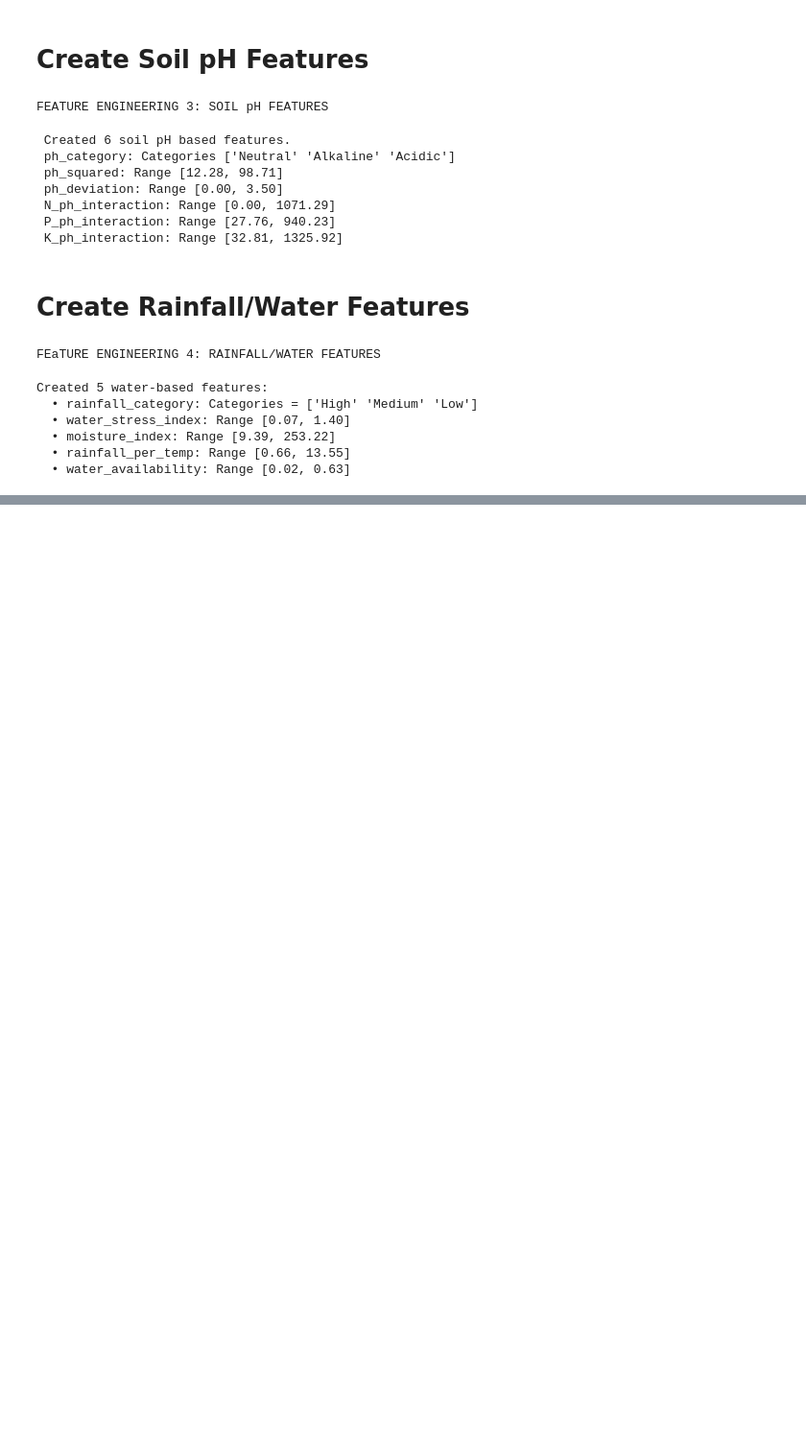
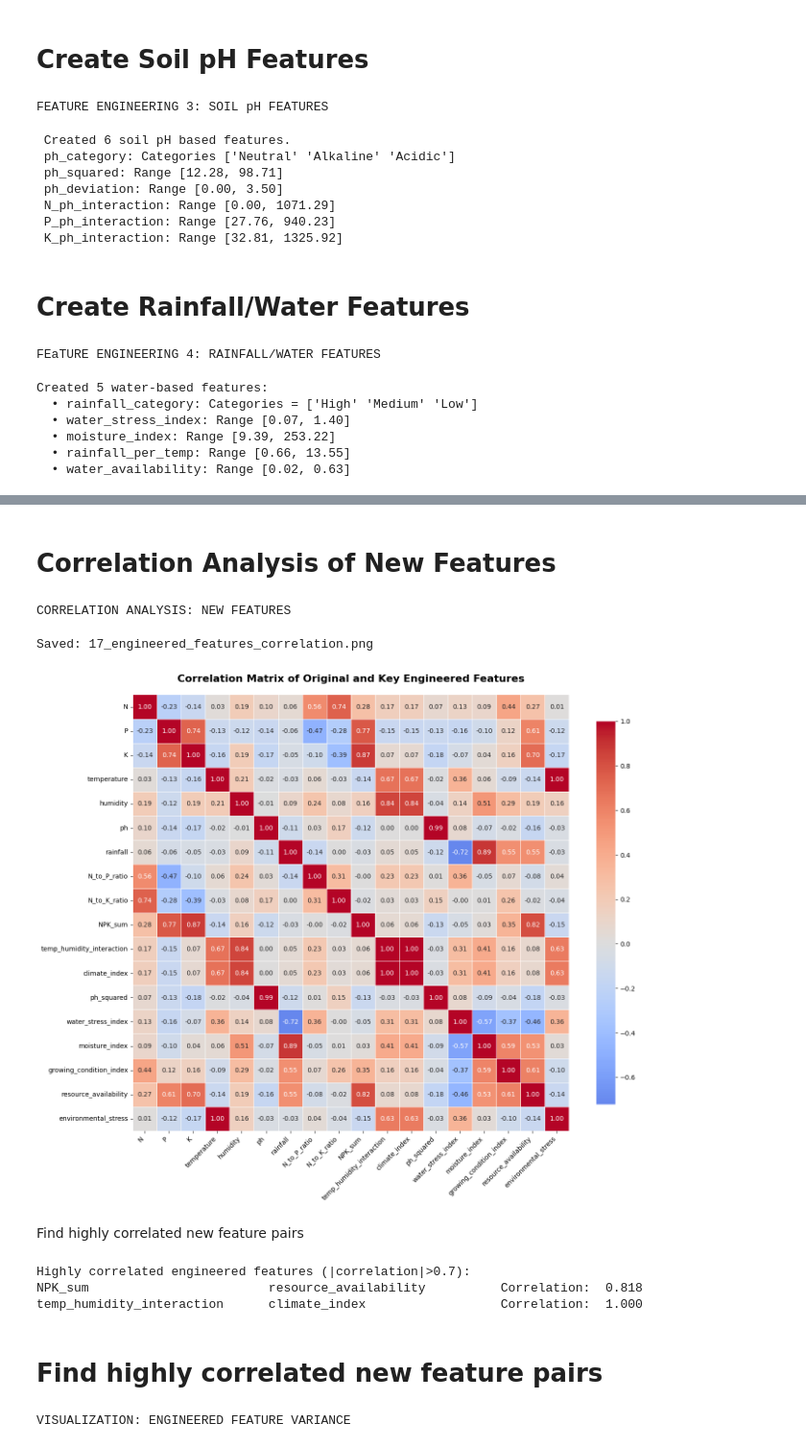
Before and after one commit to x-neon-nexus-o/AI-Powered-Crop-Recommendation-System-with-Explainable-AI-and-Economic-Analysis, a Jupyter notebook: notebooks/4.Feature Engineering.ipynb, the cells around one changed output, grey strips where cells are left out. Shown at 96% size. Drawn from its saved outputs; the diff is of its cells as text; code cells hidden in the pictures; blank space fills up the shorter version.

```diff
--- a/notebooks/4.Feature Engineering.ipynb
+++ b/notebooks/4.Feature Engineering.ipynb
@@ -286,0 +339,3 @@ Created 5 water-based features:
+# %%
+categorical_cols=df_fe.select_dtypes(include=["object"]).columns.tolist()
+categorical_cols.remove("label")
@@ -286,0 +346,2 @@ Created 5 water-based features:
+# %%
+df_encoded=pd.get_dummies(df_fe,columns=categorical_cols,prefix=categorical_cols,drop_first=True)
@@ -286,0 +425,59 @@ Created 5 water-based features:
+# %% [markdown]
+# Correlation Analysis of New Features
+# %%
+print("CORRELATION ANALYSIS: NEW FEATURES")
+# %% [output]
+CORRELATION ANALYSIS: NEW FEATURES
+# %%
+key_engineered_features = [
+    'N_to_P_ratio', 'N_to_K_ratio','NPK_sum', 'temp_humidity_interaction',
+    'climate_index', 'ph_squared','water_stress_index','moisture_index',
+    'growing_condition_index','resource_availability','environmental_stress'
+]
+# %%
+all_analysis_features=original_features+key_engineered_features
+correlation_matrix=df_encoded[all_analysis_features].corr()
+# %%
+plt.figure(figsize=(14,12))
+sns.heatmap(correlation_matrix,annot=True,fmt=".2f",cmap="coolwarm",center=0,square=True,linewidths=0.5,cbar_kws={"shrink": .8})
+
+plt.title("Correlation Matrix of Original and Key Engineered Features",fontsize=16,fontweight='bold',pad=20)
+plt.xticks(rotation=45,ha='right')
+plt.yticks(rotation=0)
+plt.tight_layout()
+
+plt.savefig('../data/visualizations/17_engineered_features_correlation.png', dpi=300, bbox_inches='tight')
+print("\nSaved: 17_engineered_features_correlation.png")
+plt.show()
+# %% [output]
+Saved: 17_engineered_features_correlation.png
+[figure, added]
+# %% [markdown]
+ Find highly correlated new feature pairs
+# %%
+print("Highly correlated engineered features (|correlation|>0.7):")
+high_corr=[]
+
+for i in range(len(key_engineered_features)):
+    for j in range(i+1,len(key_engineered_features)):
+        feat1=key_engineered_features[i]
+        feat2=key_engineered_features[j]
+
+        if feat1 in correlation_matrix.columns and feat2 in correlation_matrix.columns:
+            corr_val=correlation_matrix.loc[feat1, feat2]
+            if abs(corr_val)>0.7:
+                high_corr.append((feat1,feat2,corr_val))
+                print(f"{feat1:30} {feat2:30} Correlation: {corr_val:6.3f}")
+
+if len(high_corr)==0:
+    print(" No highly correlated engineered features found (|correlation|>0.7).")
+# %% [output]
+Highly correlated engineered features (|correlation|>0.7):
+NPK_sum                        resource_availability          Correlation:  0.818
+temp_humidity_interaction      climate_index                  Correlation:  1.000
+# %% [markdown]
+#  Find highly correlated new feature pairs
+# %%
+print("VISUALIZATION: ENGINEERED FEATURE VARIANCE")
+# %% [output]
+VISUALIZATION: ENGINEERED FEATURE VARIANCE
```
Also changed, not shown: parts of 42 cells of this notebook, 6 other files.
